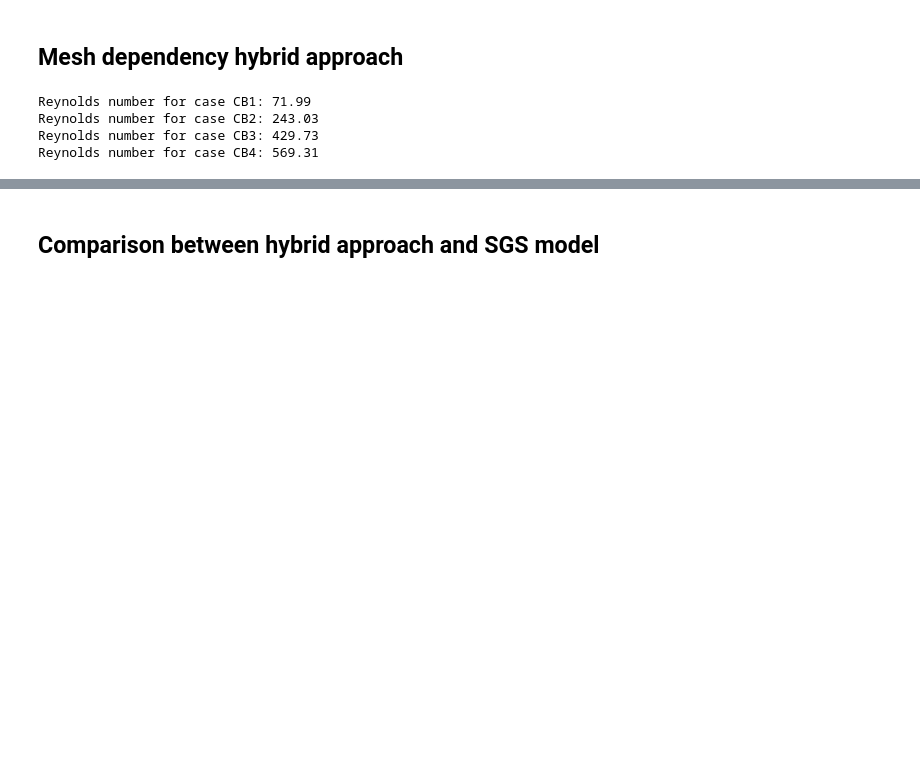
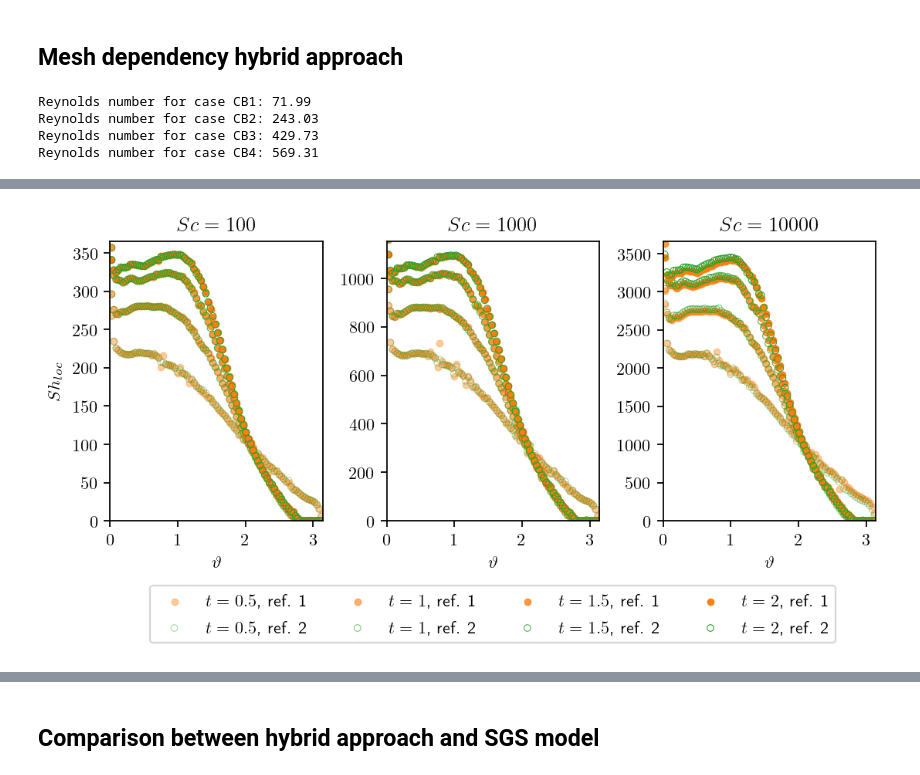
Before and after one commit to AndreWeiner/sgs_model_test_transient, a Jupyter notebook: notebooks/sherwood_numbers.ipynb, the cells around one changed output, grey strips where cells are left out. Drawn from its saved outputs; the diff is of its cells as text; code cells hidden in the pictures; blank space fills up the shorter version.

```diff
--- a/notebooks/sherwood_numbers.ipynb
+++ b/notebooks/sherwood_numbers.ipynb
@@ -117,0 +260,34 @@ plt.savefig(output_path + "sh_glob_mesh_dep_hybrid.pdf", bbox_inches="tight")
+# %%
+fig, axarr = plt.subplots(1, 3, figsize=(8, 3))
+
+alpha = [0.4, 0.6, 0.8, 1.0]
+ms = 15
+lw = 0.5
+
+for i, sc in enumerate(["s1", "s2", "s3"]):
+    for j, time in enumerate(times[:4]):
+        #ref_0 = sh_local_hybrid[data_path_hybrid + "CB4_ref_0/{:s}/localSh_{:s}.csv".format(time, sc)]
+        ref_1 = sh_local_hybrid[data_path_hybrid + "CB4_ref_1/{:s}/localSh_{:s}.csv".format(time, sc)]
+        ref_2 = sh_local_hybrid[data_path_hybrid + "CB4_ref_2_parallel/{:s}/localSh_{:s}.csv".format(time, sc)]
+        _, _, theta_1, sh_1 = compute_sh_sector_average(ref_1)
+        _, _, theta_2, sh_2 = compute_sh_sector_average(ref_2)
+        if i == 1:
+            axarr[i].scatter(theta_1, sh_1, color="C1", marker="o", lw=lw, alpha=alpha[j], s=ms, label=r"$t={:s}$, ref. 1".format(time))
+            axarr[i].scatter(theta_2, sh_2, facecolors='none', edgecolors='C2', marker="o", lw=lw, alpha=alpha[j], s=ms, label=r"$t={:s}$, ref. 2".format(time))
+        else:
+            axarr[i].scatter(theta_1, sh_1, color="C1", marker="o", lw=lw, alpha=alpha[j], s=ms)
+            axarr[i].scatter(theta_2, sh_2, facecolors='none', edgecolors='C2', marker="o", lw=lw, alpha=alpha[j], s=ms)
+    axarr[i].set_xlim(0.0, np.pi)
+    axarr[i].set_ylim(0.0, np.max(sh_2)*1.05)
+    axarr[i].set_title(r"$Sc={:4.0f}$".format(schmidt[i]))
+    axarr[i].set_xlabel(r"$\vartheta$")
+    box = axarr[i].get_position()
+    axarr[i].set_position([box.x0, box.y0 + box.height * 0.1, box.width, box.height * 0.9])
+
+axarr[0].set_ylabel(r"$Sh_{loc}$")
+axarr[1].legend(loc='upper center', bbox_to_anchor=(0.5, -0.2), ncol=4)
+
+plt.subplots_adjust(wspace=0.3)
+plt.savefig(output_path + "sh_local_mesh_dep_hybrid.pdf", bbox_inches="tight")
+# %% [output]
+[figure, added]
```
Also changed, not shown: parts of 19 cells of this notebook.
